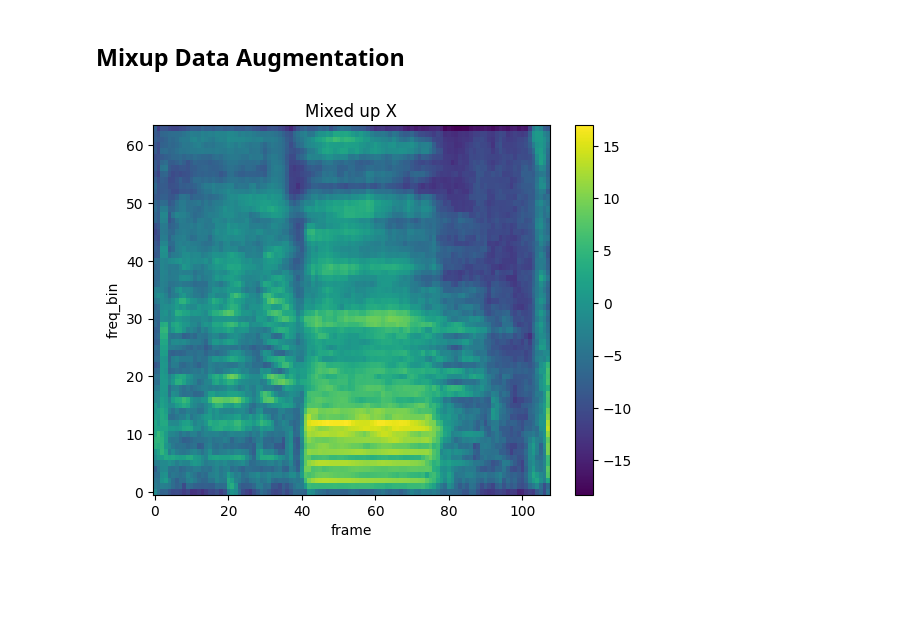
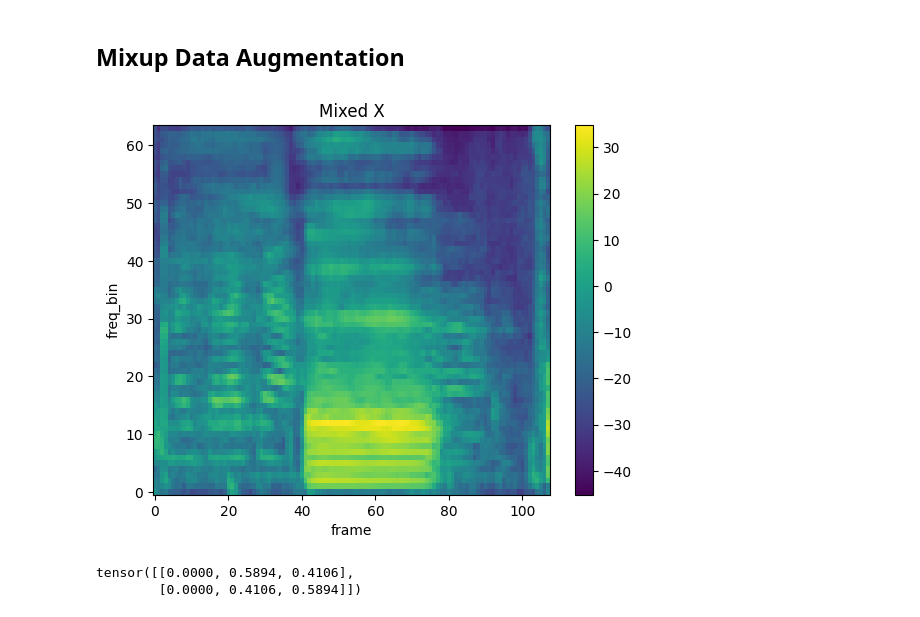
Before and after one commit to rafaelgreca/ser-wavelet, a Jupyter notebook: notebooks/test-augmentation.ipynb, the cells around one changed output. Cells and saved outputs as stored; diff of their text form; code cells hidden in the pictures; blank space fills up the shorter version.

```diff
--- a/notebooks/test-augmentation.ipynb
+++ b/notebooks/test-augmentation.ipynb
@@ -168,5 +51,5 @@ def convert_to_torch(
 # %%
-propor_path = "/media/greca/HD/Datasets/PROPOR 2022/data_train/train"
+propor_path = "/media/greca/HD/Datasets/PROPOR 2022/"
 df = create_propor_train_dataframe(propor_path)
 df.head()
 # %% [output]
@@ -546,52 +297,37 @@ plot_spectrogram(masked_spec[0], title="Masked Mel Spectrogram")
 # %% [markdown]
 ## Mixup Data Augmentation
 # %%
-class Mixup:
-    def __init__(
-        self,
-        alpha: float = 1.0
-    ) -> None:
-        self.alpha = alpha
-        self.lam = 0.0
-
-    def __call__(
-        self,
-        x: torch.Tensor,
-        y: torch.Tensor
-    ) -> Tuple[torch.Tensor, torch.Tensor]:
-        if self.alpha > 0:
-            self.lam = np.random.beta(self.alpha, self.alpha, 1)[0]
-        else:
-            self.lam = 1
-
-        batch_size = x.size()[0]
-        index = torch.randperm(batch_size)
-
-        mixed_x = self.lam * x + (1 - self.lam) * x[index, :]
-        mixed_y = self.lam * y + (1 - self.lam) * y[index]
-        return mixed_x, mixed_y
-
 spec1 = extract_melspectrogram(
     audio=audios[1],
     n_fft=1024,
     hop_length=320,
     n_mels=64,
     sample_rate=16000
 )
 
 spec2 = extract_melspectrogram(
     audio=audios[2],
     n_fft=1024,
     hop_length=320,
     n_mels=64,
     sample_rate=16000
 )
 
 x = torch.concat((spec1[:, :, :108], spec2[:, :, :108]))
 y = torch.Tensor([[0, 0, 1], [0, 1, 0]])
+x = x.unsqueeze(1)
 
 mixup = Mixup()
 mixed_x, mixed_y = mixup(x, y)
-plot_spectrogram(mixed_x[0], title="Mixed up X")
+
+assert not (torch.all(torch.eq(mixed_x[0], x[0])) and torch.all(torch.eq(mixed_x[1], x[1])))
+assert not (torch.all(torch.eq(mixed_y[0], y[0])) and torch.all(torch.eq(mixed_y[1], y[1])))
+
+plot_spectrogram(mixed_x[0].squeeze(), title="Mixed X")
 # %% [output]
-[figure, old version]
+[figure, new version]
+# %%
+mixed_y
+# %% [output]
+tensor([[0.0000, 0.5894, 0.4106],
+        [0.0000, 0.4106, 0.5894]])
```
Also changed, not shown: parts of 12 cells of this notebook, 5 other files.
